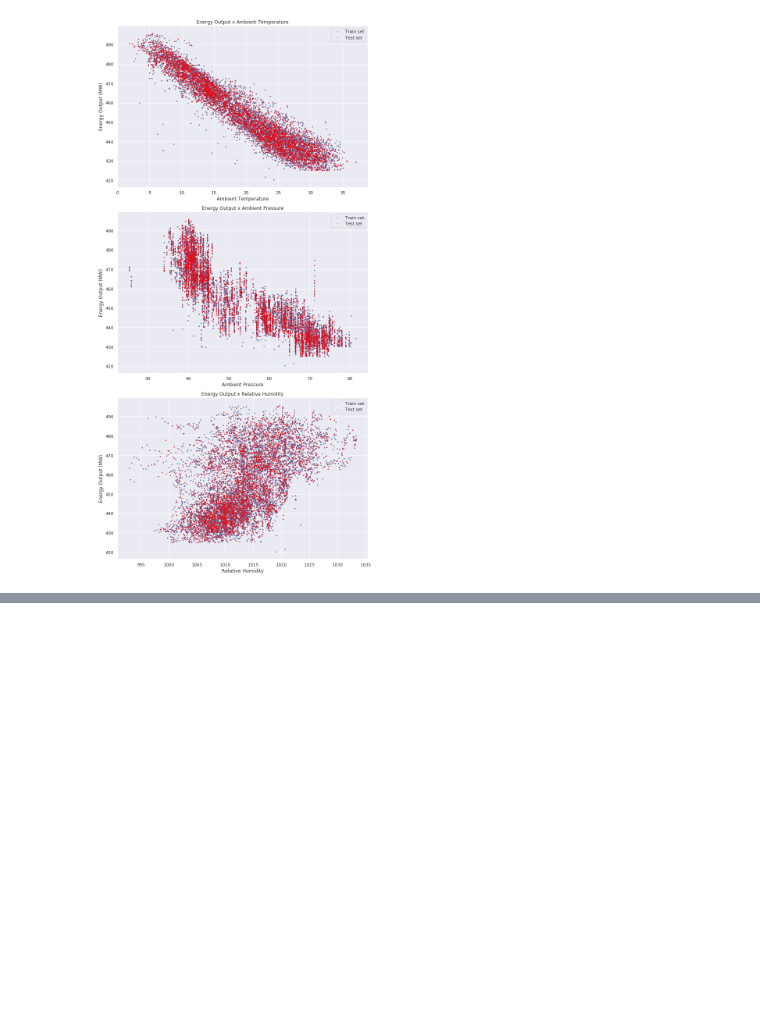
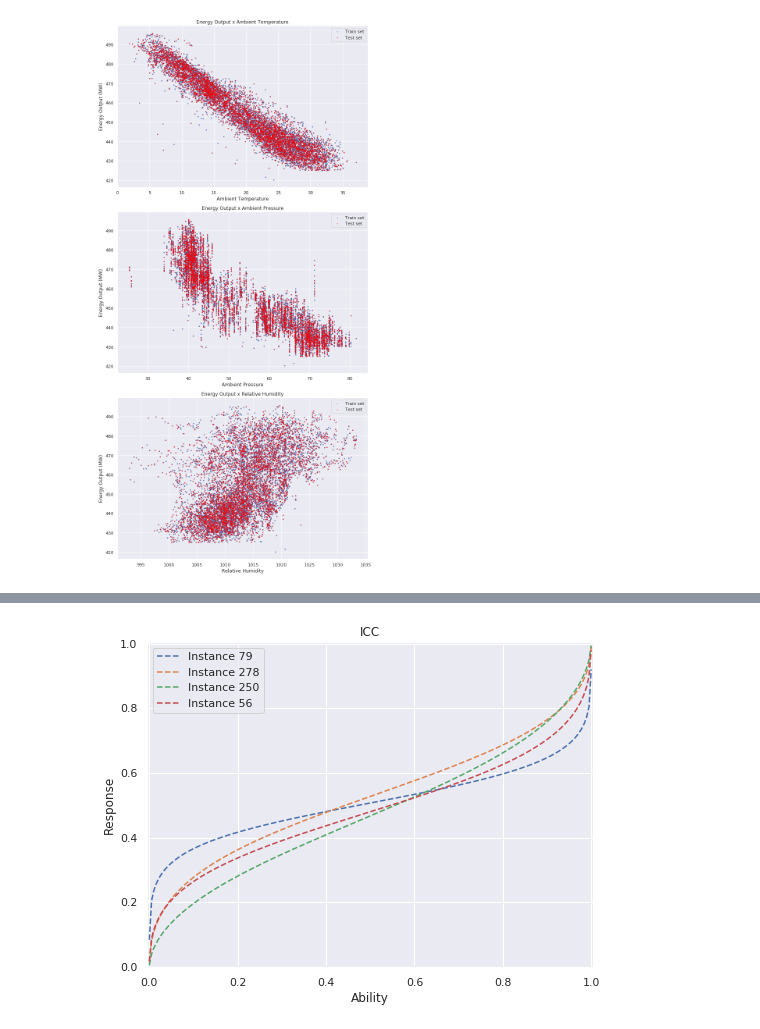
Before and after one commit to jvcm/irt_project, a Jupyter notebook: data_analysis.ipynb, the cells around one changed output, grey strips where cells are left out. Drawn from its saved outputs; the diff is of its cells as text; code cells hidden in the pictures; blank space fills up the shorter version.

Commit message:
plot icc

```diff
--- a/data_analysis.ipynb
+++ b/data_analysis.ipynb
@@ -283,0 +286,15 @@ plt.show()
+# %%
+path = './beta_irt/results/'
+folder = 'mpg/'
+parameters = pd.read_csv(path + folder + 'irt_parameters_vi_mpg_s79_f20_sd42_am1@0_as1@0.csv')
+abilities = pd.read_csv(path + folder + 'irt_ability_vi_mpg_s79_f20_sd42_am1@0_as1@0.csv')
+ind = pd.read_csv('./indexes/testIndex_mpg_s79_f20_sd42.csv')
+# %%
+def beta_irt(thetai, deltaj, aj):
+    p1 = ((deltaj)/(1 - deltaj))** aj
+    p2 = ((thetai)/(1 - thetai))** -aj
+    den = 1 + p1 * p2
+    return 1/den
+# %%
+ab = np.linspace(0.0001, 0.9999, 200)
+inst = ['Instance '+str(x) for x in ind['index']]
@@ -283,0 +310,17 @@ plt.show()
+# %%
+plt.figure(figsize=(8, 6))
+for i in range(4):
+    par = parameters.iloc[i,:].values
+    diff = par[0]
+    disc = par[1]
+    E = [beta_irt(x, diff, disc) for x in ab]
+    plt.plot(ab, E, linestyle = '--', label = inst[i])
+plt.ylabel('Response')
+plt.xlabel('Ability')
+plt.xlim([-0.005, 1.005])
+plt.ylim([-0.005, 1.005])
+plt.title('ICC')
+plt.legend()
+plt.show()
+# %% [output]
+[figure, added]
```
Also changed, not shown: parts of 2 cells of this notebook, 6 other files.
